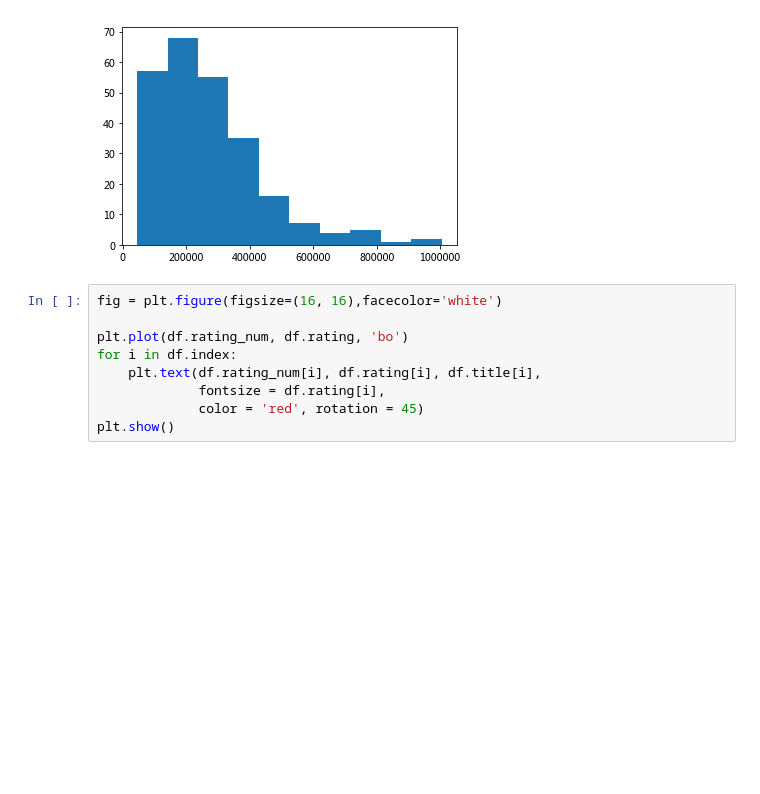
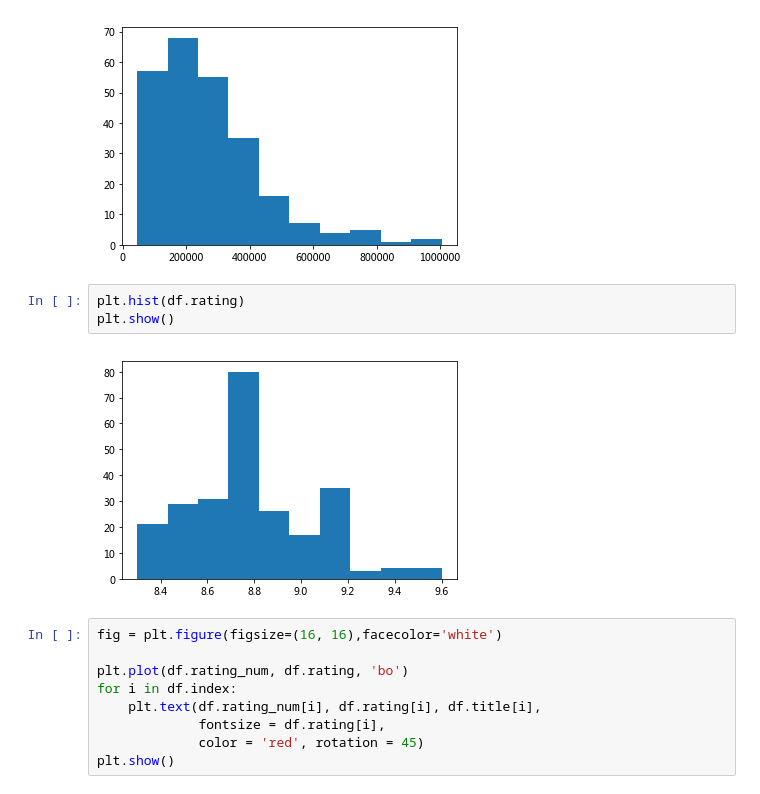
Before and after one commit to SocratesClub/bigdata, a Jupyter notebook: code/04.PythonCrawler_beautifulsoup.ipynb, the cells around one changed output. Drawn from its saved outputs; the diff is of its cells as text; blank space fills up the shorter version.

```diff
--- a/code/04.PythonCrawler_beautifulsoup.ipynb
+++ b/code/04.PythonCrawler_beautifulsoup.ipynb
@@ -771,6 +778,11 @@ plt.hist(df.rating_num)
 plt.show()
 # %% [output]
 [figure]
+# %%
+plt.hist(df.rating)
+plt.show()
+# %% [output]
+[figure, added]
 # %%
 fig = plt.figure(figsize=(16, 16),facecolor='white')
 
```
Also changed, not shown: parts of 1 cell of this notebook, 13 other files.
